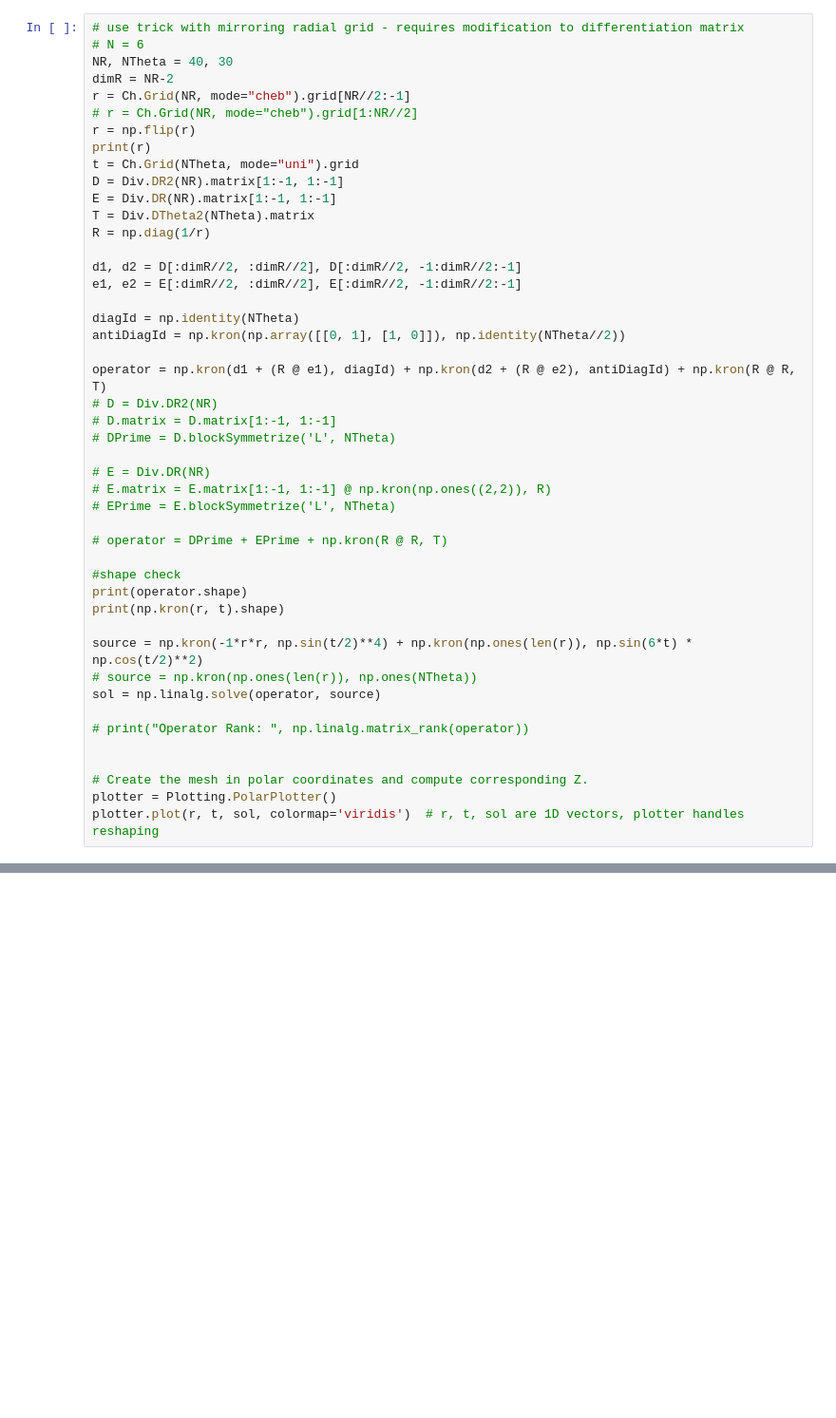
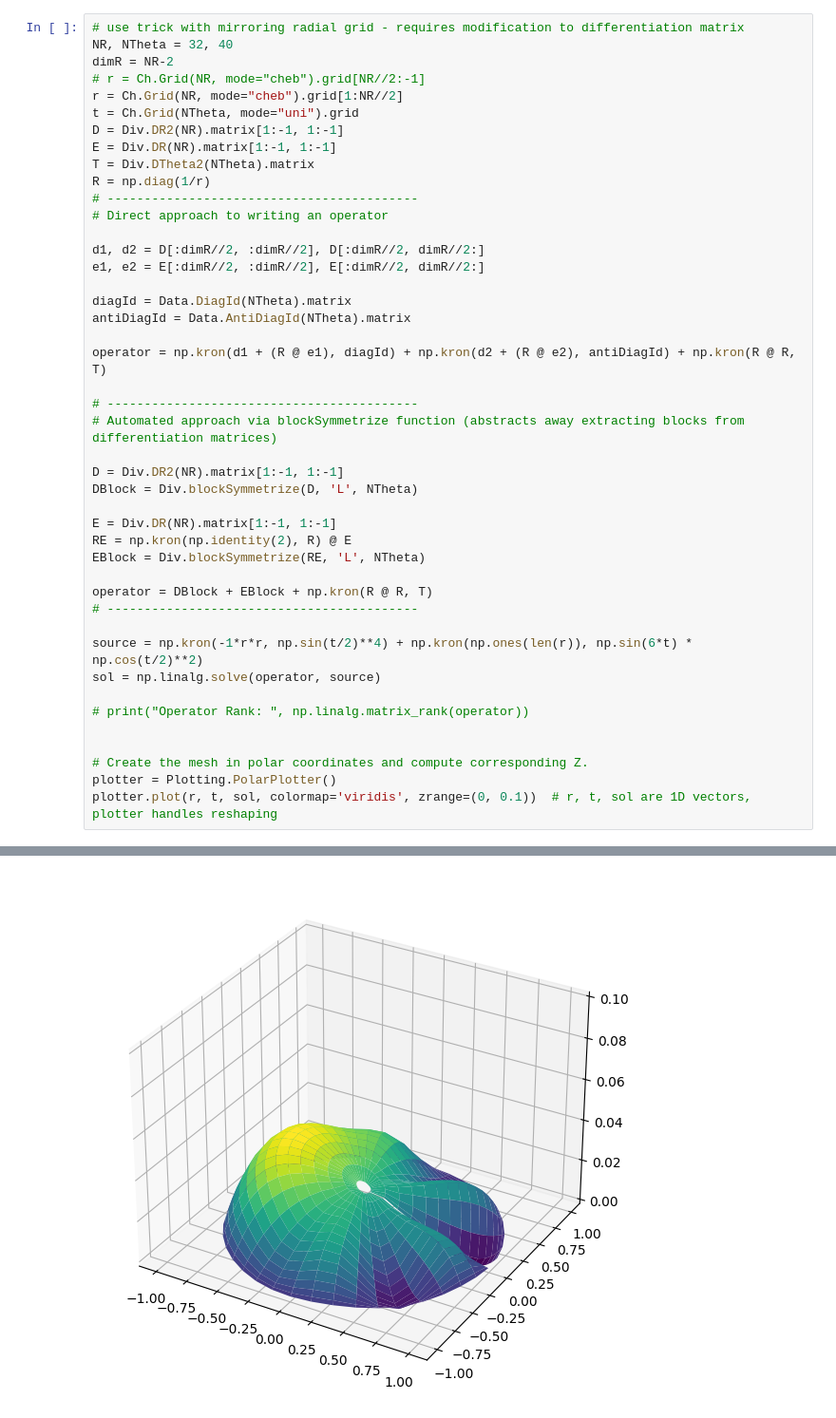
Before and after one commit to KsymenaPoradzisz/General_Relativity, a Jupyter notebook: test.ipynb, the cells around one changed output, grey strips where cells are left out. Shown at 95% size. Drawn from its saved outputs; the diff is of its cells as text; blank space fills up the shorter version.

```diff
--- a/test.ipynb
+++ b/test.ipynb
@@ -87,41 +45,39 @@ plt.show()
 # %%
 # use trick with mirroring radial grid - requires modification to differentiation matrix
-# N = 6
-NR, NTheta = 40, 30
+NR, NTheta = 32, 40
 dimR = NR-2
-r = Ch.Grid(NR, mode="cheb").grid[NR//2:-1]
-# r = Ch.Grid(NR, mode="cheb").grid[1:NR//2]
-r = np.flip(r)
-print(r)
+# r = Ch.Grid(NR, mode="cheb").grid[NR//2:-1]
+r = Ch.Grid(NR, mode="cheb").grid[1:NR//2]
 t = Ch.Grid(NTheta, mode="uni").grid
 D = Div.DR2(NR).matrix[1:-1, 1:-1]
 E = Div.DR(NR).matrix[1:-1, 1:-1]
 T = Div.DTheta2(NTheta).matrix
 R = np.diag(1/r)
+# ------------------------------------------
+# Direct approach to writing an operator
 
-d1, d2 = D[:dimR//2, :dimR//2], D[:dimR//2, -1:dimR//2:-1]
-e1, e2 = E[:dimR//2, :dimR//2], E[:dimR//2, -1:dimR//2:-1]
+d1, d2 = D[:dimR//2, :dimR//2], D[:dimR//2, dimR//2:]
+e1, e2 = E[:dimR//2, :dimR//2], E[:dimR//2, dimR//2:]
 
-diagId = np.identity(NTheta)
-antiDiagId = np.kron(np.array([[0, 1], [1, 0]]), np.identity(NTheta//2))
+diagId = Data.DiagId(NTheta).matrix
+antiDiagId = Data.AntiDiagId(NTheta).matrix
 
 operator = np.kron(d1 + (R @ e1), diagId) + np.kron(d2 + (R @ e2), antiDiagId) + np.kron(R @ R, T)
-# D = Div.DR2(NR)
-# D.matrix = D.matrix[1:-1, 1:-1]
-# DPrime = D.blockSymmetrize('L', NTheta)
 
-# E = Div.DR(NR)
-# E.matrix = E.matrix[1:-1, 1:-1] @ np.kron(np.ones((2,2)), R)
-# EPrime = E.blockSymmetrize('L', NTheta)
+# ------------------------------------------
+# Automated approach via blockSymmetrize function (abstracts away extracting blocks from differentiation matrices)
 
-# operator = DPrime + EPrime + np.kron(R @ R, T)
+D = Div.DR2(NR).matrix[1:-1, 1:-1]
+DBlock = Div.blockSymmetrize(D, 'L', NTheta)
 
-#shape check
-print(operator.shape)
-print(np.kron(r, t).shape)
+E = Div.DR(NR).matrix[1:-1, 1:-1]
+RE = np.kron(np.identity(2), R) @ E
+EBlock = Div.blockSymmetrize(RE, 'L', NTheta)
+
+operator = DBlock + EBlock + np.kron(R @ R, T)
+# ------------------------------------------
 
 source = np.kron(-1*r*r, np.sin(t/2)**4) + np.kron(np.ones(len(r)), np.sin(6*t) * np.cos(t/2)**2)
-# source = np.kron(np.ones(len(r)), np.ones(NTheta))
 sol = np.linalg.solve(operator, source)
 
 # print("Operator Rank: ", np.linalg.matrix_rank(operator))
@@ -129,5 +85,5 @@ sol = np.linalg.solve(operator, source)
 
 # Create the mesh in polar coordinates and compute corresponding Z.
 plotter = Plotting.PolarPlotter()
-plotter.plot(r, t, sol, colormap='viridis')  # r, t, sol are 1D vectors, plotter handles reshaping
+plotter.plot(r, t, sol, colormap='viridis', zrange=(0, 0.1))  # r, t, sol are 1D vectors, plotter handles reshaping
 # %% [output]
@@ -138,3 +90,4 @@ ValueError: operands could not be broadcast together with shapes (570,570) (570,
+[figure, added]
 # %%
 # 2D examples: Poisson and Helmholtz equations
 
```
Also changed, not shown: parts of 7 cells of this notebook, 4 other files.
